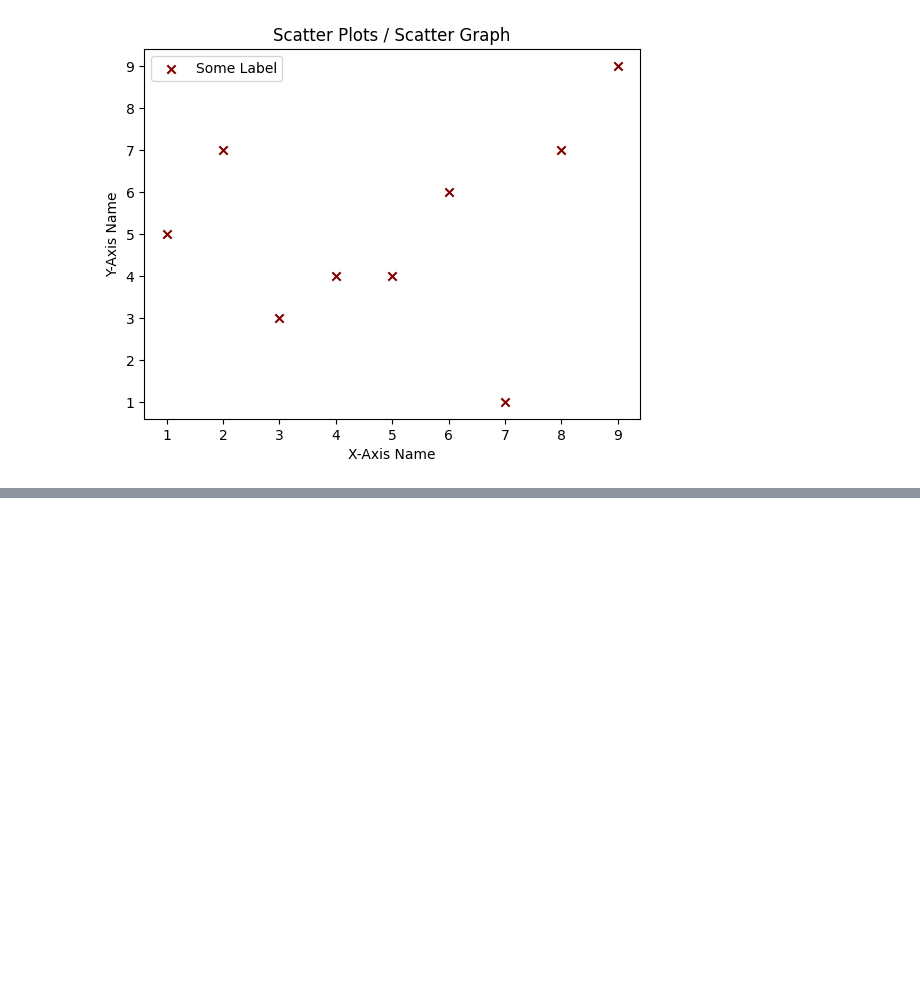
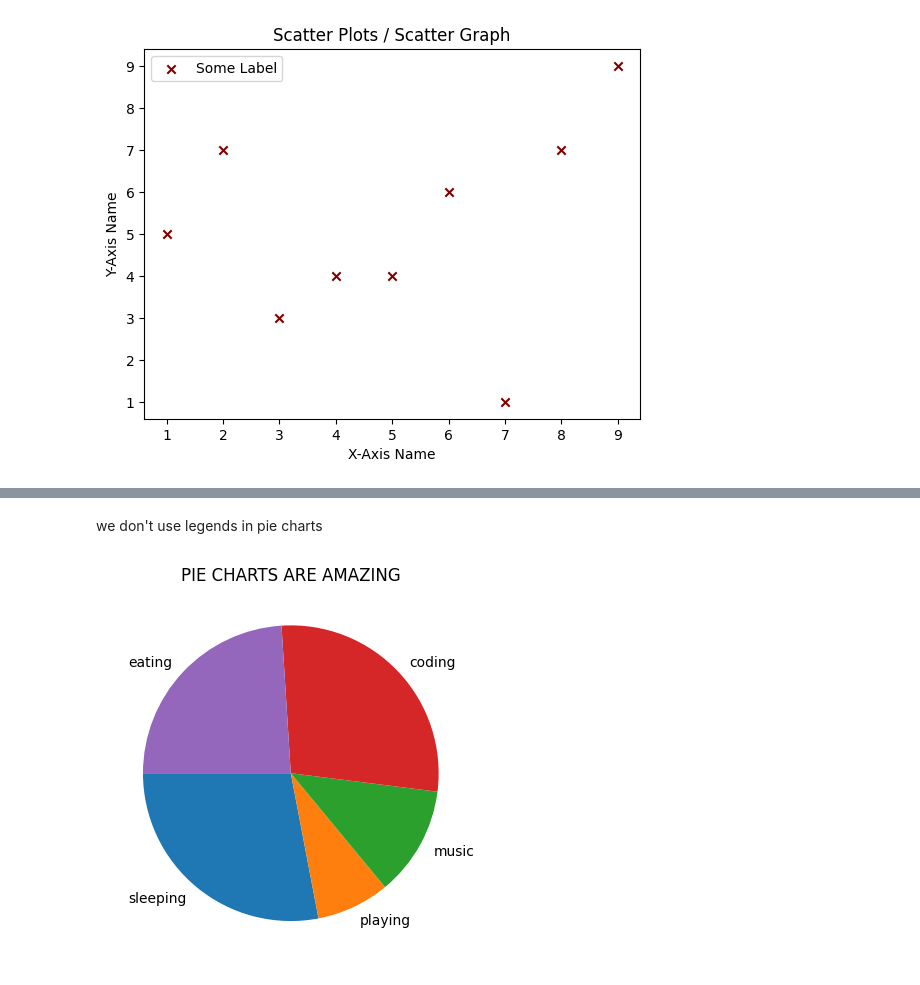
Before and after one commit to Srishti36912/Python_clg, a Jupyter notebook: matplotlib.ipynb, the cells around one changed output, grey strips where cells are left out. Cells and saved outputs as stored; diff of their text form; code cells hidden in the pictures; blank space fills up the shorter version.

```diff
--- a/matplotlib.ipynb
+++ b/matplotlib.ipynb
@@ -377,0 +394,14 @@ plt.show()
+# %% [markdown]
+we don't use legends in pie charts
+# %%
+import matplotlib.pyplot as plt
+
+chart = [7,2,3,7,6]
+label = ["sleeping","playing","music","coding","eating"]
+
+plt.pie(chart, labels=label, startangle=180) # startangle=180 rotates the starting point of the pie chart by 180 degrees.
+
+plt.title("PIE CHARTS ARE AMAZING")
+plt.show()
+# %% [output]
+[figure, added]
```
Also changed, not shown: parts of 3 cells of this notebook.
